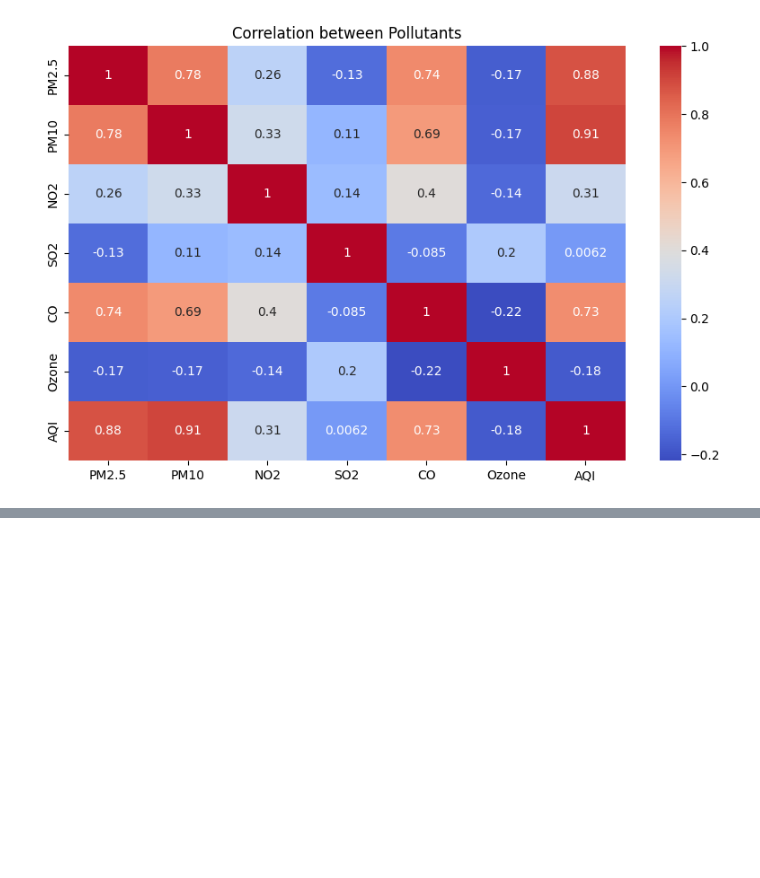
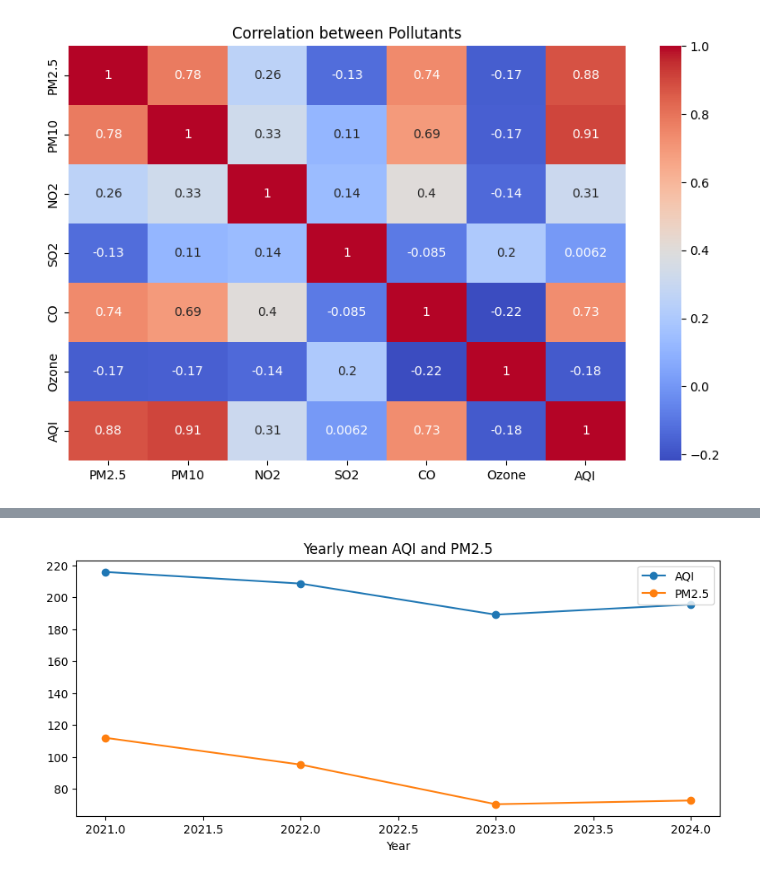
Before and after one commit to codeit-ronit/-Delhi-Air-Quality-Pollution-Trends, a Jupyter notebook: model.ipynb, the cells around one changed output, grey strips where cells are left out. Cells and saved outputs as stored; diff of their text form; code cells hidden in the pictures; blank space fills up the shorter version.

```diff
--- a/model.ipynb
+++ b/model.ipynb
@@ -223,0 +229,13 @@ df_scaled[pollutants] = scaler.fit_transform(df_scaled[pollutants])
+# %%
+# first we found the yearly mean
+yearly = df.groupby('Year')[['AQI','PM2.5','PM10','NO2','CO','Ozone','SO2']].mean().reset_index()
+yearly
+
+# plot - AQI and PM2.5 trend
+plt.figure(figsize=(10,4))
+plt.plot(yearly['Year'], yearly['AQI'], marker='o', label='AQI')
+plt.plot(yearly['Year'], yearly['PM2.5'], marker='o', label='PM2.5')
+plt.xlabel('Year'); plt.title('Yearly mean AQI and PM2.5'); plt.legend()
+plt.show()
+# %% [output]
+[figure, added]
```
Also changed, not shown: parts of 13 cells of this notebook.
